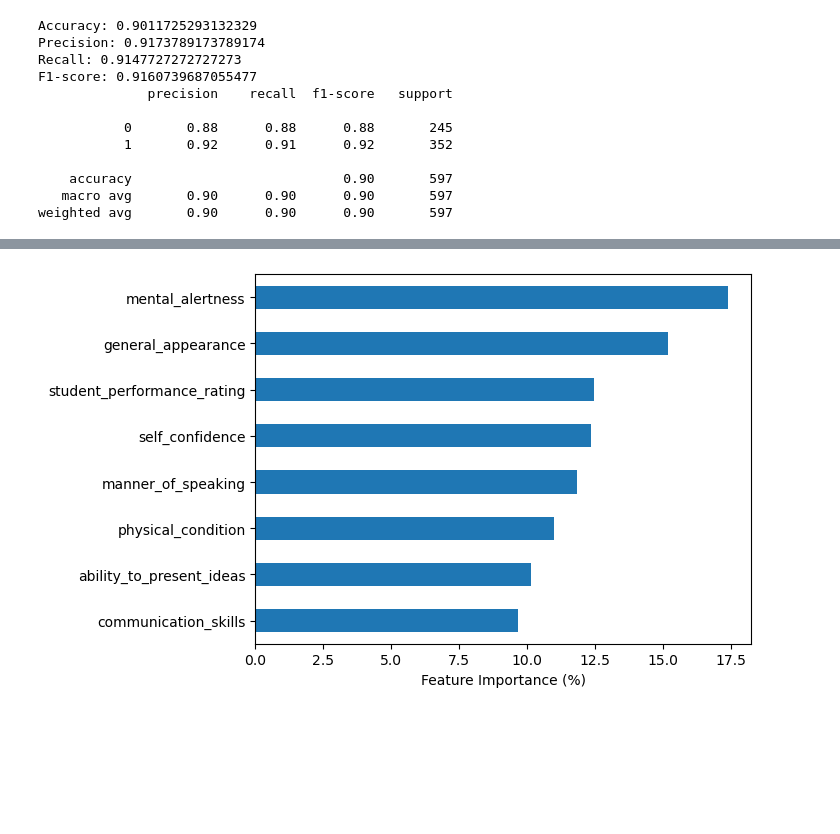
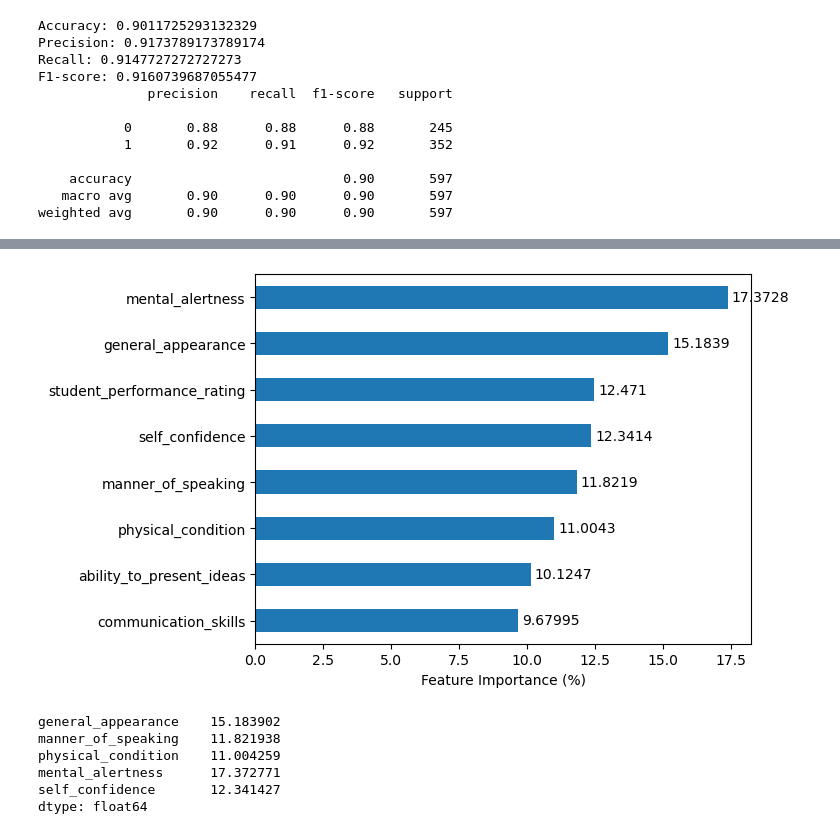
Before and after one commit to kezHay4dini2023/Student-Employability-ML, a Jupyter notebook: notebook/student-Employability.ipynb, the cells around one changed output, grey strips where cells are left out. Saved outputs shown, nothing was run; the diff lists cells and outputs as text; code cells hidden in the pictures; blank space fills up the shorter version.

```diff
--- a/notebook/student-Employability.ipynb
+++ b/notebook/student-Employability.ipynb
@@ -262,11 +276,21 @@ weighted avg       0.90      0.90      0.90       597
 # %%
-import pandas as pd
-import matplotlib.pyplot as plt
+feat_imp = pd.Series(rf_model.feature_importances_, index=X_train.columns) * 100 # gets the values and into a seriesFrame
+fig, ax = plt.subplots() # gets the figures and the axis
 
-feat_imp = pd.Series(rf_model.feature_importances_, index=X_train.columns) * 100
-feat_imp.sort_values().plot(kind='barh')
+feat_imp.sort_values().plot(kind='barh', ax=ax) # sorts the values first and then plots them via barh and then gets teh axis of the subplot
+
+ax.bar_label(ax.containers[0], padding=3, ) # puts the value of each feature at the end of the bars
 
 plt.xlabel("Feature Importance (%)")
 plt.show()
 # %% [output]
-[figure, old version]
+[figure, new version]
+# %%
+feat_imp.head()
+# %% [output]
+general_appearance    15.183902
+manner_of_speaking    11.821938
+physical_condition    11.004259
+mental_alertness      17.372771
+self_confidence       12.341427
+dtype: float64
```
Also changed, not shown: parts of 5 cells of this notebook, 5 other files.
